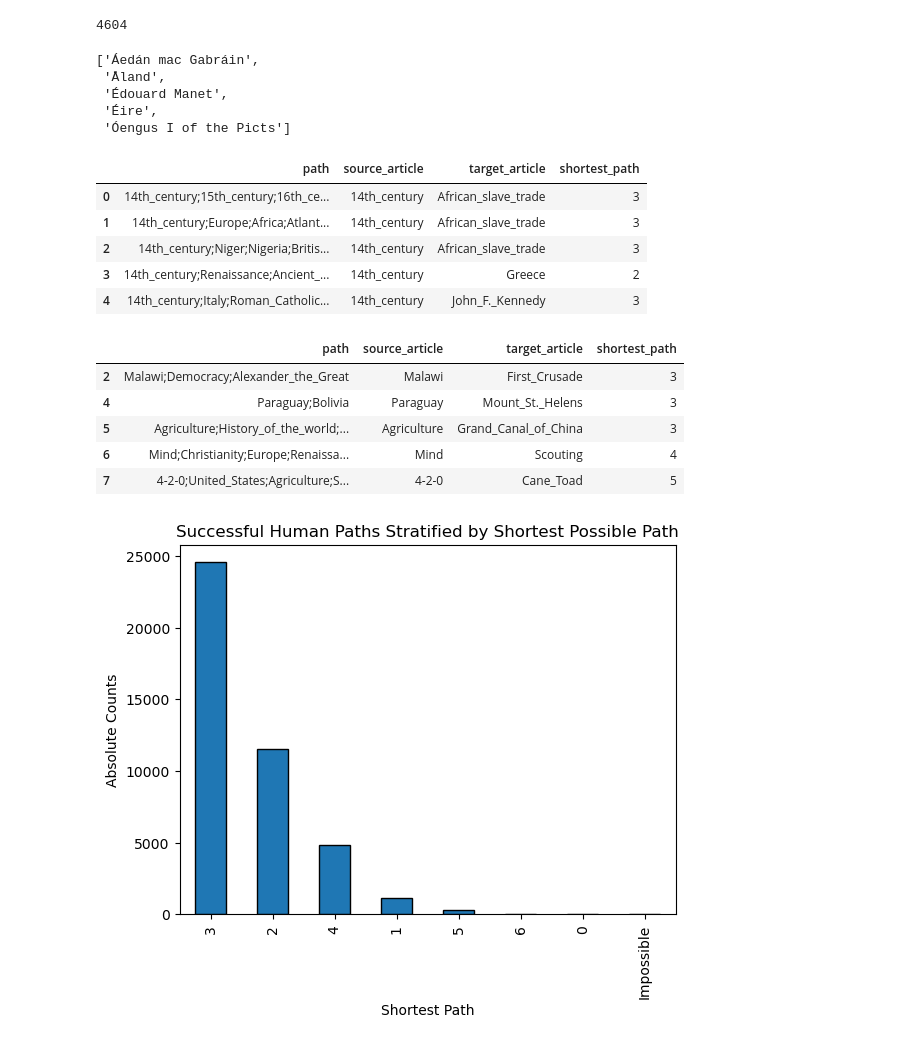
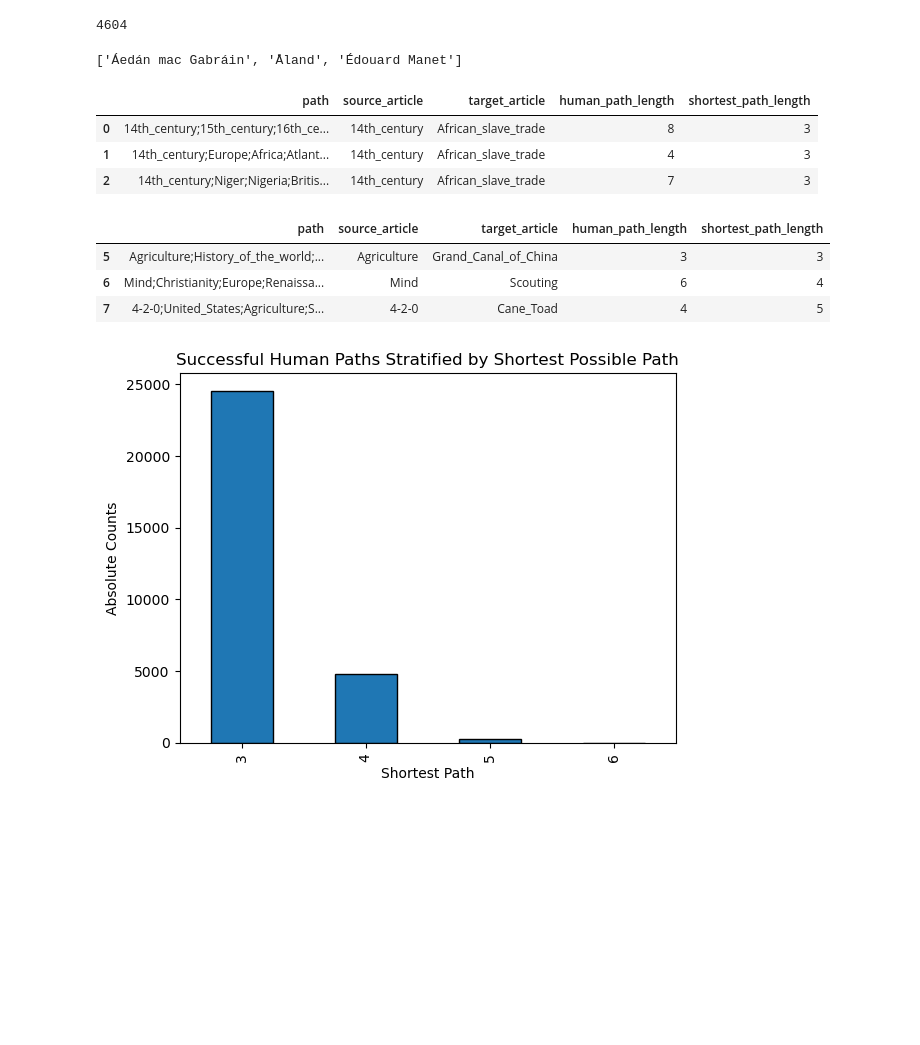
Before and after one commit to epfl-ada/ada-2022-project-theadalyzers, a Jupyter notebook: Dataset-Processing.ipynb, the cells around one changed output. Saved outputs shown, nothing was run; the diff lists cells and outputs as text; code cells hidden in the pictures; blank space fills up the shorter version.

Commit message:
dataset processing to get to the pre-matching state

```diff
--- a/Dataset-Processing.ipynb
+++ b/Dataset-Processing.ipynb
@@ -48,6 +52,9 @@ len(shortest_path_matrix)
 
 articles = pd.read_csv('../Wikispeedia/wikispeedia_paths-and-graph/articles.tsv', sep='\t', skiprows=11, header=None)[0]
 article_names_cleaned = []
+
+# NOTE TO GINEVRA:
+# I need to change the function below to use urlparse
 
 # some articles have encoded names. Decode these
 for article in articles:
@@ -62,13 +69,9 @@ for article in articles:
             # store the article name
             article_names_cleaned.append(correct_name)
 
-article_names_cleaned[:5]
+article_names_cleaned[:3]
 # %% [output]
-['Áedán mac Gabráin',
- 'Åland',
- 'Édouard Manet',
- 'Éire',
- 'Óengus I of the Picts']
+['Áedán mac Gabráin', 'Åland', 'Édouard Manet']
 # %%
 # for each human path, perform the following steps:
 #      1. extract the source and target article
@@ -100,7 +103,7 @@ def augment_with_shortest_path(df: pd.DataFrame, successful: bool) -> pd.DataFra
         else:
             return name
 
-    paths, source_articles, target_articles, shortest_paths = [], [], [], []
+    paths, human_path_lengths, source_articles, target_articles, shortest_paths = [], [], [], [], []
 
     # all information required for successful paths is in the path itself
     if successful:
@@ -108,6 +111,8 @@ def augment_with_shortest_path(df: pd.DataFrame, successful: bool) -> pd.DataFra
             paths.append(human_path)
 
             split_path = human_path.split(';')
+            # subtract 1 because we do not count the source article
+            human_path_lengths.append(len(split_path)-1)
 
             source = clean_query_article_name(split_path[0])
             target = clean_query_article_name(split_path[-1])
@@ -120,6 +125,8 @@ def augment_with_shortest_path(df: pd.DataFrame, successful: bool) -> pd.DataFra
             paths.append(human_path)
 
             split_path = human_path.split(';')
+            # subtract 1 because we do not count the source article
+            human_path_lengths.append(len(split_path)-1)
 
             source = clean_query_article_name(split_path[0])
             source_articles.append(source)
@@ -150,46 +157,49 @@ def augment_with_shortest_path(df: pd.DataFrame, successful: bool) -> pd.DataFra
                       'path': paths,
                       'source_article': source_articles,
                       'target_article': target_articles,
-                      'shortest_path': shortest_paths
+                      'human_path_length': human_path_lengths,
+                      'shortest_path_length': shortest_paths
                       })
 
     return out
 # %%
 successful_df = augment_with_shortest_path(df=paths_finished_df, successful=True)
-successful_df.head()
+# to investigate human behaviour, we remove all "Impossible paths" and also shortest_path_length = 0
+successful_df = successful_df[(successful_df['shortest_path_length'].apply(lambda x: x != 'Impossible' and x != 0))]
+# next, we will keep only shortest_path_lengths >= 3
+successful_df = successful_df[(successful_df['shortest_path_length'].apply(lambda x: x >= 3))]
+
+successful_df.head(3)
 # %% [output]
-|  | path | source_article | target_article | shortest_path |
-| 0 | 14th_century;15th_century;16th_ce... | 14th_century | African_slave_trade | 3 |
-| 1 | 14th_century;Europe;Africa;Atlant... | 14th_century | African_slave_trade | 3 |
-| 2 | 14th_century;Niger;Nigeria;Britis... | 14th_century | African_slave_trade | 3 |
-| 3 | 14th_century;Renaissance;Ancient_... | 14th_century | Greece | 2 |
-| 4 | 14th_century;Italy;Roman_Catholic... | 14th_century | John_F._Kennedy | 3 |
+|  | path | source_article | target_article | human_path_length | shortest_path_length |
+| 0 | 14th_century;15th_century;16th_ce... | 14th_century | African_slave_trade | 8 | 3 |
+| 1 | 14th_century;Europe;Africa;Atlant... | 14th_century | African_slave_trade | 4 | 3 |
+| 2 | 14th_century;Niger;Nigeria;Britis... | 14th_century | African_slave_trade | 7 | 3 |
 # %%
 unsuccessful_df = augment_with_shortest_path(df=paths_unfinished_df, successful=False)
 
-# some unsuccessful paths only contain 1 article because the user didn't click anything
+# some target articles for unsuccessful paths were not provided in the plain_text folder, denoted in
+# the DataFrame as "N/A". Remove these
+unsuccessful_df = unsuccessful_df[(unsuccessful_df['shortest_path_length'].apply(lambda x: x != 'N/A' and x != 'Impossible'))]
+# some unsuccesful paths only contain 1 article because the user didn't click anything
 # these are less meaningful paths to analyze as we are interested in users who tried but failed
-unsuccessful_df = unsuccessful_df[~(unsuccessful_df['path'].apply(lambda x: len(x.split(';')) == 1))]
-
-unsuccessful_df.head()
+# we will keep paths where the human clicked at least 3 articles
+unsuccessful_df = unsuccessful_df[(unsuccessful_df['shortest_path_length'].apply(lambda x: x >= 3))]
+unsuccessful_df = unsuccessful_df[(unsuccessful_df['human_path_length'].apply(lambda x: x >= 3))]
+unsuccessful_df.head(3)
 # %% [output]
-|  | path | source_article | target_article | shortest_path |
-| 2 | Malawi;Democracy;Alexander_the_Great | Malawi | First_Crusade | 3 |
-| 4 | Paraguay;Bolivia | Paraguay | Mount_St._Helens | 3 |
-| 5 | Agriculture;History_of_the_world;... | Agriculture | Grand_Canal_of_China | 3 |
-| 6 | Mind;Christianity;Europe;Renaissa... | Mind | Scouting | 4 |
-| 7 | 4-2-0;United_States;Agriculture;S... | 4-2-0 | Cane_Toad | 5 |
+|  | path | source_article | target_article | human_path_length | shortest_path_length |
+| 5 | Agriculture;History_of_the_world;... | Agriculture | Grand_Canal_of_China | 3 | 3 |
+| 6 | Mind;Christianity;Europe;Renaissa... | Mind | Scouting | 6 | 4 |
+| 7 | 4-2-0;United_States;Agriculture;S... | 4-2-0 | Cane_Toad | 4 | 5 |
 # %%
 # take a look at the shortest_path distributions
 import matplotlib.pyplot as plt
 
-successful_counts = successful_df['shortest_path'].value_counts()
+successful_counts = successful_df['shortest_path_length'].value_counts()
 successful_counts.plot(kind='bar', edgecolor='k')
 plt.ylabel('Absolute Counts'); plt.xlabel('Shortest Path');
 plt.title("Successful Human Paths Stratified by Shortest Possible Path");
-
-# shortest_path = 0 means the source article is the same as the target article
-# (Wikispeedia bug for game initialization?)
 # %% [output]
-[figure, old version]
+[figure, new version]
 # %%
```
Also changed, not shown: parts of 32 cells of this notebook.
